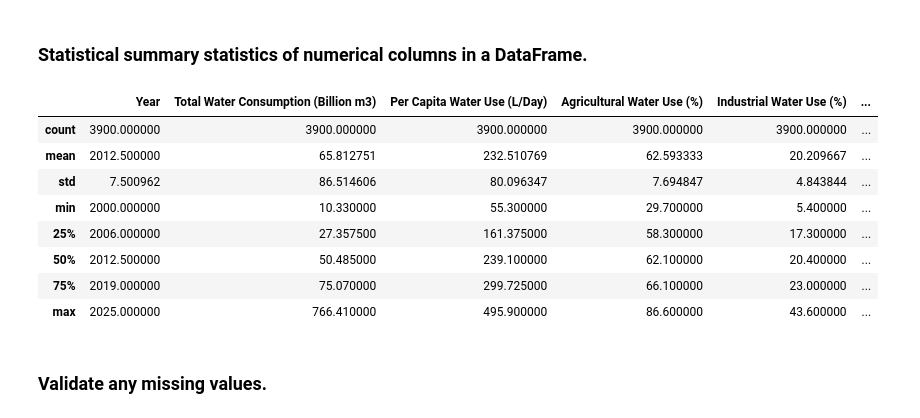
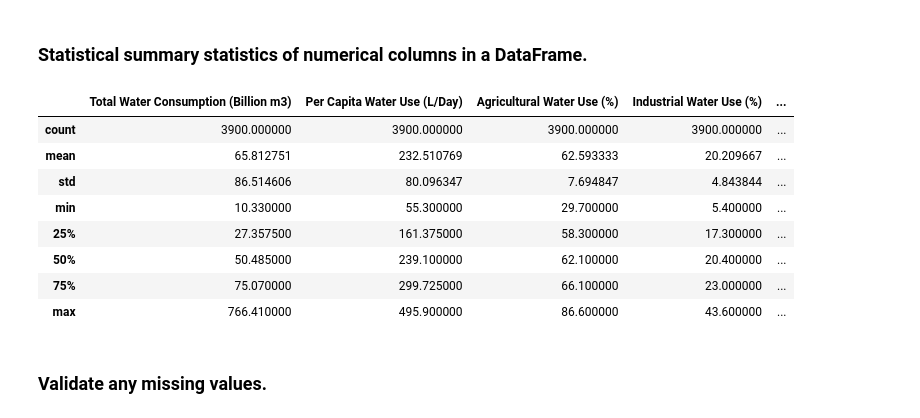
Before and after one commit to bhimateli/pythonEDA, a Jupyter notebook: EDA_Project_Bhimshankar_Teli.ipynb, the cells around one changed output. Saved outputs shown, nothing was run; the diff lists cells and outputs as text; code cells hidden in the pictures.

```diff
--- a/EDA_Project_Bhimshankar_Teli.ipynb
+++ b/EDA_Project_Bhimshankar_Teli.ipynb
@@ -57,16 +76,17 @@ df.info()
 ### Statistical summary statistics of numerical columns in a DataFrame.
 # %%
 df.describe()
+df.drop(columns=['Year']).describe()
 # %% [output]
-|  | Year | Total Water Consumption (Billion m3) | Per Capita Water Use (L/Day) | Agricultural Water Use (%) | Industrial Water Use (%) | ... |
-| count | 3900.000000 | 3900.000000 | 3900.000000 | 3900.000000 | 3900.000000 | ... |
-| mean | 2012.500000 | 65.812751 | 232.510769 | 62.593333 | 20.209667 | ... |
-| std | 7.500962 | 86.514606 | 80.096347 | 7.694847 | 4.843844 | ... |
-| min | 2000.000000 | 10.330000 | 55.300000 | 29.700000 | 5.400000 | ... |
-| 25% | 2006.000000 | 27.357500 | 161.375000 | 58.300000 | 17.300000 | ... |
-| 50% | 2012.500000 | 50.485000 | 239.100000 | 62.100000 | 20.400000 | ... |
-| 75% | 2019.000000 | 75.070000 | 299.725000 | 66.100000 | 23.000000 | ... |
-| max | 2025.000000 | 766.410000 | 495.900000 | 86.600000 | 43.600000 | ... |
+|  | Total Water Consumption (Billion m3) | Per Capita Water Use (L/Day) | Agricultural Water Use (%) | Industrial Water Use (%) | ... |
+| count | 3900.000000 | 3900.000000 | 3900.000000 | 3900.000000 | ... |
+| mean | 65.812751 | 232.510769 | 62.593333 | 20.209667 | ... |
+| std | 86.514606 | 80.096347 | 7.694847 | 4.843844 | ... |
+| min | 10.330000 | 55.300000 | 29.700000 | 5.400000 | ... |
+| 25% | 27.357500 | 161.375000 | 58.300000 | 17.300000 | ... |
+| 50% | 50.485000 | 239.100000 | 62.100000 | 20.400000 | ... |
+| 75% | 75.070000 | 299.725000 | 66.100000 | 23.000000 | ... |
+| max | 766.410000 | 495.900000 | 86.600000 | 43.600000 | ... |
 # %% [markdown]
 ### Validate any missing values.
 # %%
```
Also changed, not shown: parts of 13 cells of this notebook, 1 other file.
